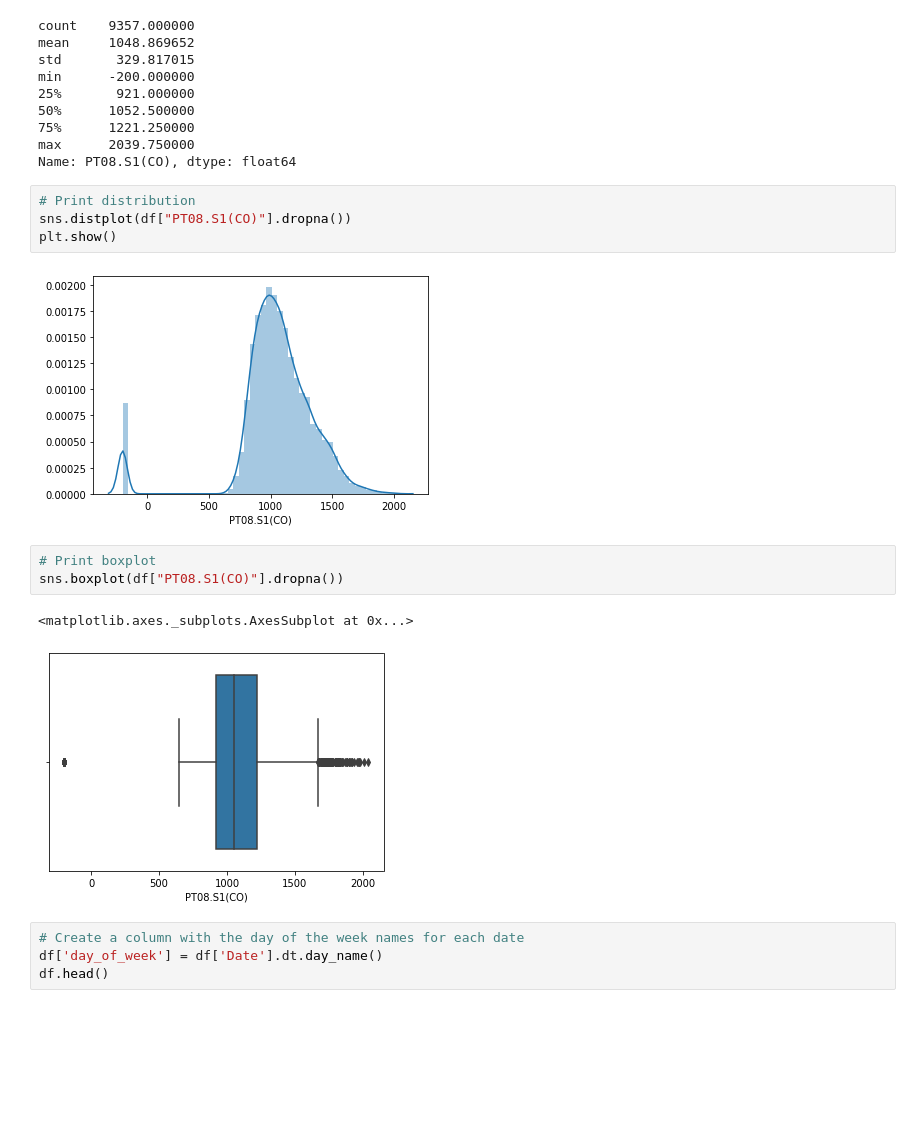
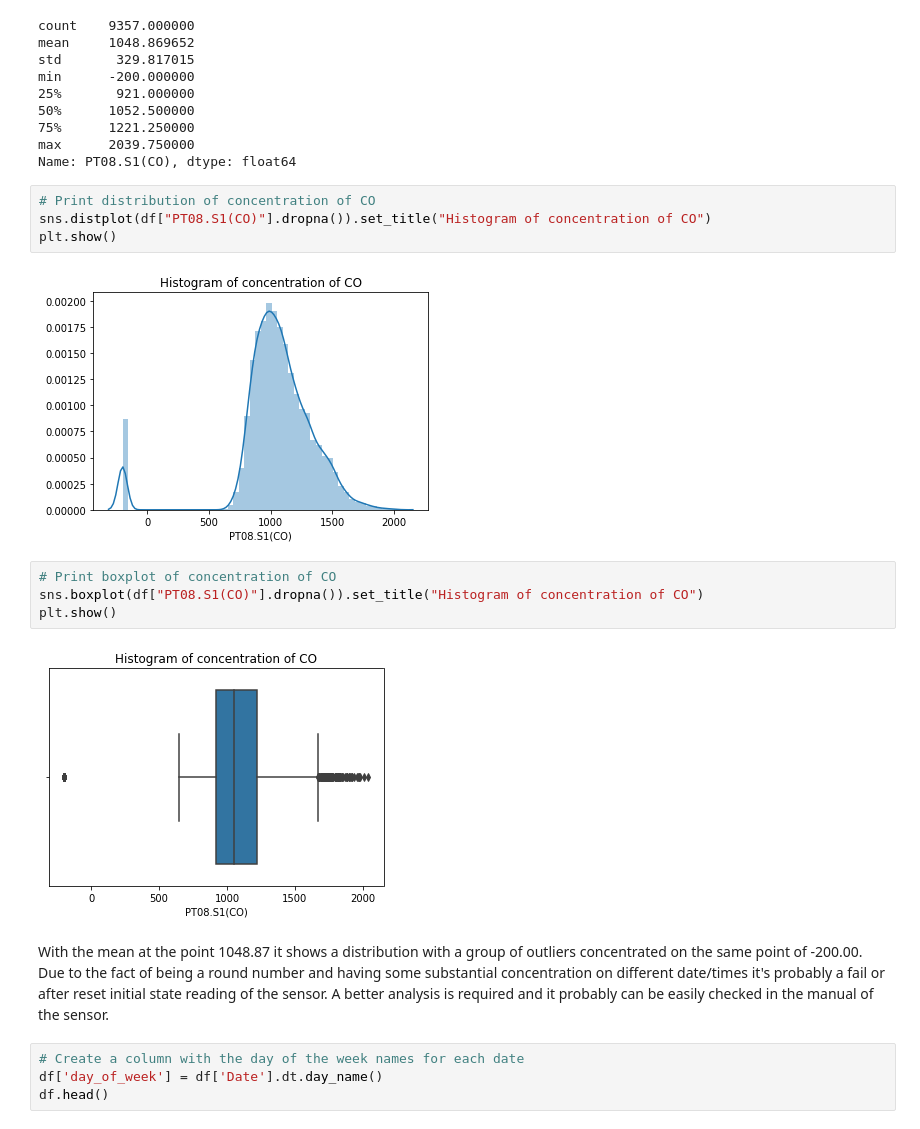
Before and after one commit to elisiojsj/Reference-Materials, a Jupyter notebook: Seaborn-visualizing_data.ipynb, the cells around one changed output. Saved outputs shown, nothing was run; the diff lists cells and outputs as text; blank space fills up the shorter version.

```diff
--- a/Seaborn-visualizing_data.ipynb
+++ b/Seaborn-visualizing_data.ipynb
@@ -86,17 +87,19 @@ min      -200.000000
 max      2039.750000
 Name: PT08.S1(CO), dtype: float64
 # %%
-# Print distribution
-sns.distplot(df["PT08.S1(CO)"].dropna())
+# Print distribution of concentration of CO
+sns.distplot(df["PT08.S1(CO)"].dropna()).set_title("Histogram of concentration of CO")
 plt.show()
 # %% [output]
-[figure, old version]
+[figure, new version]
 # %%
-# Print boxplot
-sns.boxplot(df["PT08.S1(CO)"].dropna())
+# Print boxplot of concentration of CO
+sns.boxplot(df["PT08.S1(CO)"].dropna()).set_title("Histogram of concentration of CO")
+plt.show()
 # %% [output]
-<matplotlib.axes._subplots.AxesSubplot at 0x...>
-[figure, old version]
+[figure, new version]
+# %% [markdown]
+With the mean at the point 1048.87 it shows a distribution with a group of outliers concentrated on the same point of -200.00. Due to the fact of being a round number and having some substantial concentration on different date/times it's probably a fail or after reset initial state reading of the sensor. A better analysis is required and it probably can be easily checked in the manual of the sensor.
 # %%
 # Create a column with the day of the week names for each date
 df['day_of_week'] = df['Date'].dt.day_name()
```
Also changed, not shown: parts of 5 cells of this notebook, 1 other file.
